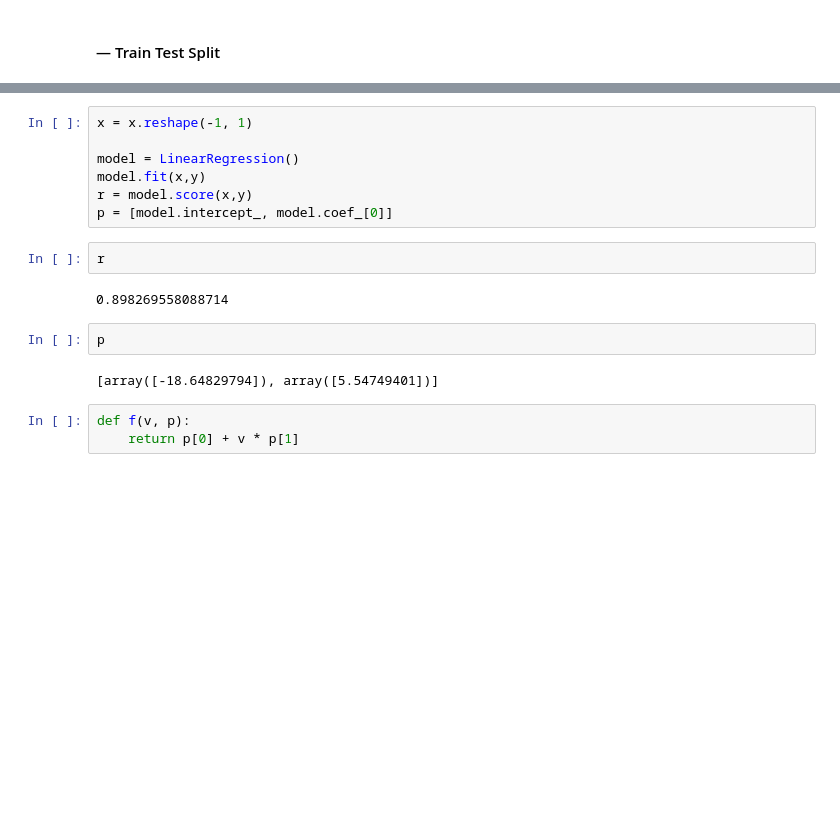
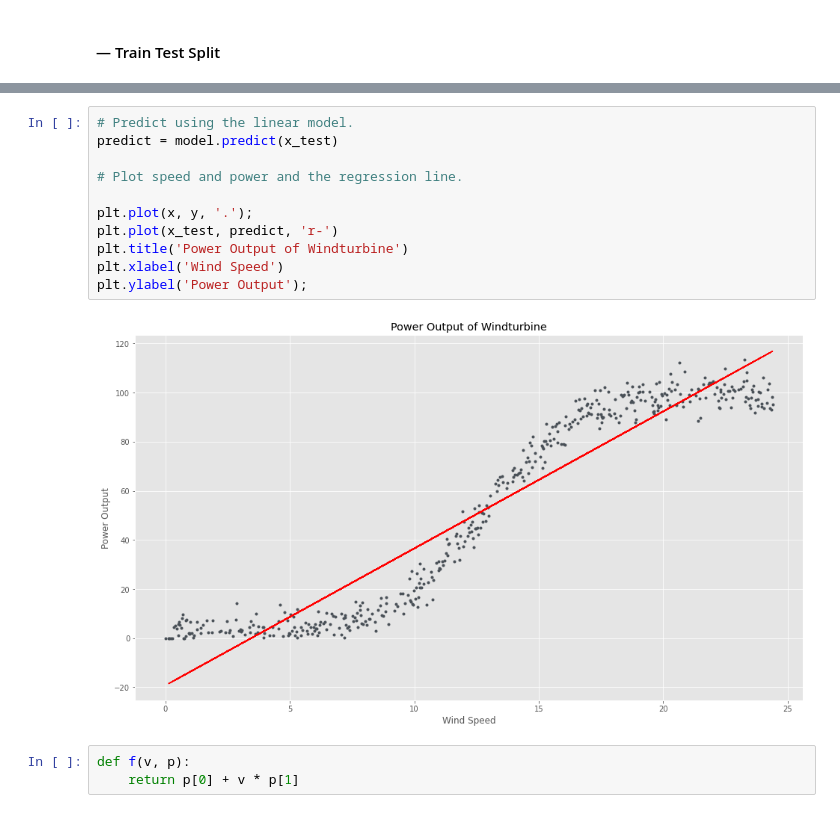
Before and after one commit to mizydorek/Fundamentals-of-Data-Analysis-Project-2020, a Jupyter notebook: project.ipynb, the cells around one changed output, grey strips where cells are left out. Drawn from its saved outputs; the diff is of its cells as text; blank space fills up the shorter version.

Commit message:
built and trained the model

```diff
--- a/project.ipynb
+++ b/project.ipynb
@@ -404,18 +414,16 @@ NameError: name 'x_train' is not defined
-# %%
-x = x.reshape(-1, 1)
-
-model = LinearRegression()
-model.fit(x,y)
-r = model.score(x,y)
-p = [model.intercept_, model.coef_[0]]
-# %%
-r
-# %% [output]
-0.898269558088714
-# %%
-p
-# %% [output]
-[array([-18.64829794]), array([5.54749401])]
+# %%
+# Predict using the linear model.
+predict = model.predict(x_test)
+
+# Plot speed and power and the regression line.
+
+plt.plot(x, y, '.');
+plt.plot(x_test, predict, 'r-')
+plt.title('Power Output of Windturbine')
+plt.xlabel('Wind Speed')
+plt.ylabel('Power Output');
+# %% [output]
+[figure, added]
 # %%
 def f(v, p):
     return p[0] + v * p[1]
```
Also changed, not shown: parts of 5 cells of this notebook.
